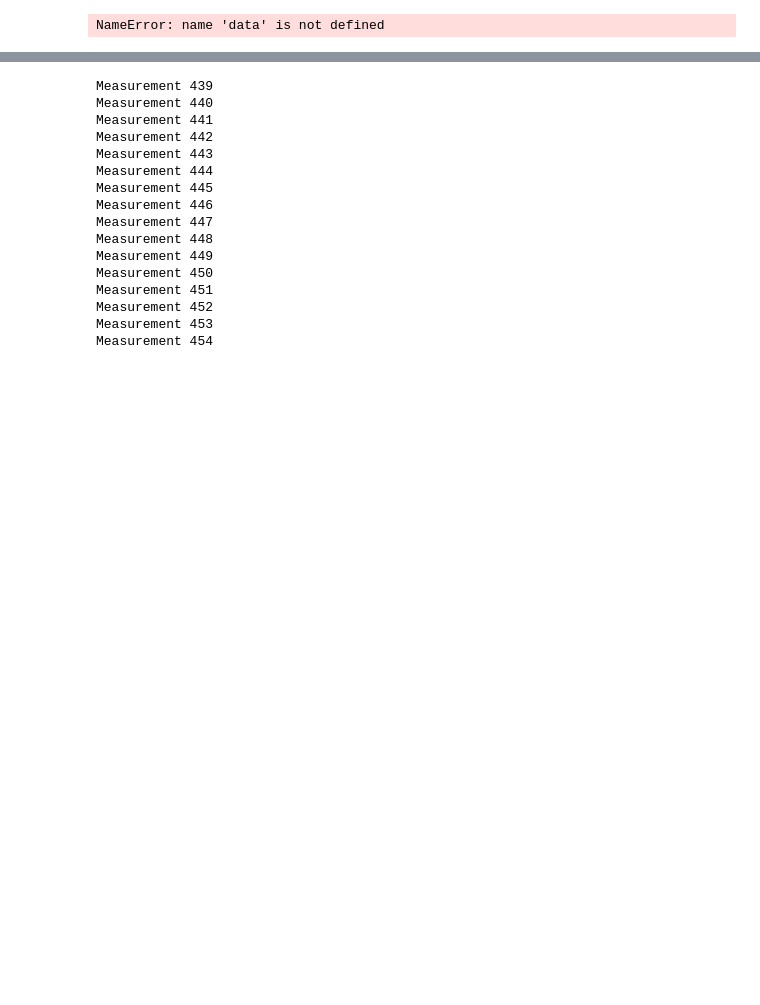
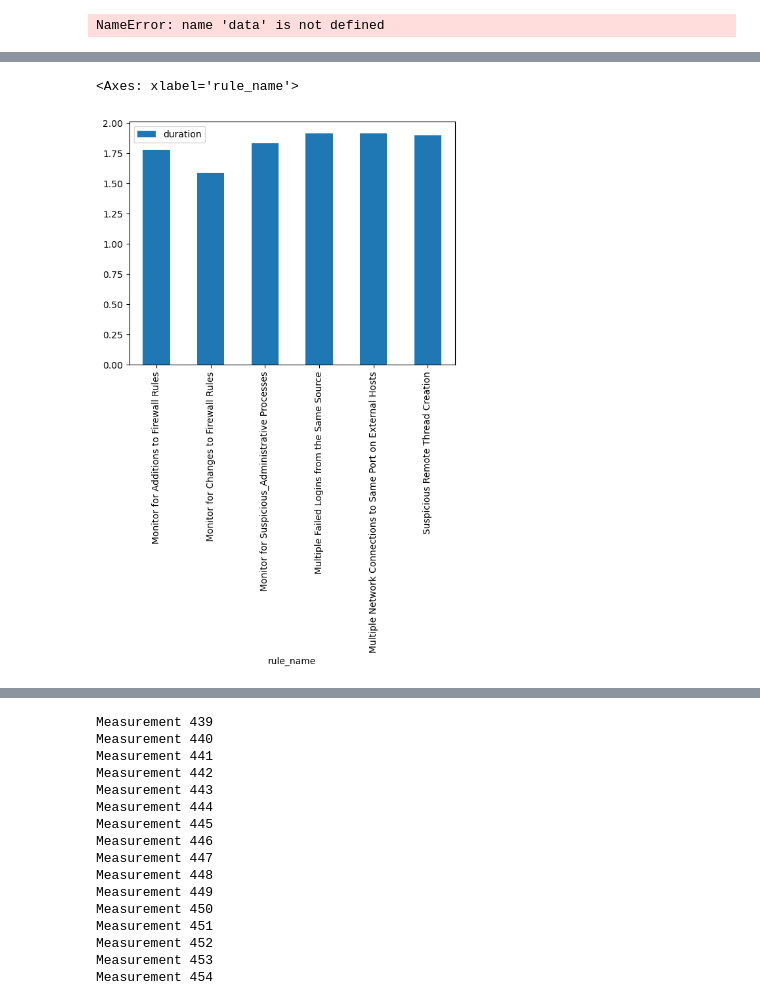
Before and after one commit to sapirani/GreenSecurityMeasurementAndOptimizationFramework, a Jupyter notebook: SplunkResearch/src/splunk_analysis.ipynb, the cells around one changed output, grey strips where cells are left out. Saved outputs shown, nothing was run; the diff lists cells and outputs as text; code cells hidden in the pictures; blank space fills up the shorter version.

```diff
--- a/SplunkResearch/src/splunk_analysis.ipynb
+++ b/SplunkResearch/src/splunk_analysis.ipynb
@@ -598,3 +627,8 @@ time_rules_energy_df
+# %%
+time_rules_energy_df[time_rules_energy_df['method']=='test_passive_agent'].groupby('rule_name').mean()[[ 'duration']].plot.bar()
+# %% [output]
+<Axes: xlabel='rule_name'>
+[figure, added]
 # %%
 alt.Chart(time_rules_energy_df).mark_line(color='green', point=True).encode(
     x='index',
```
Also changed, not shown: parts of 20 cells of this notebook, 12 other files.
